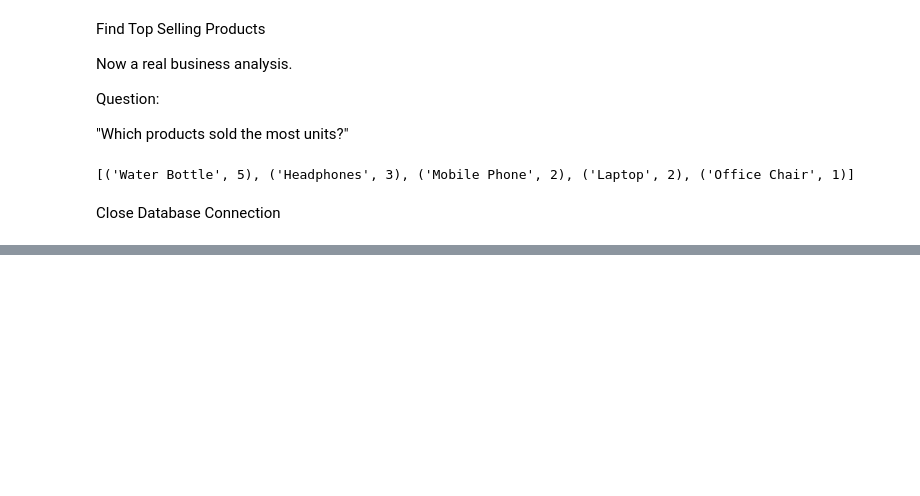
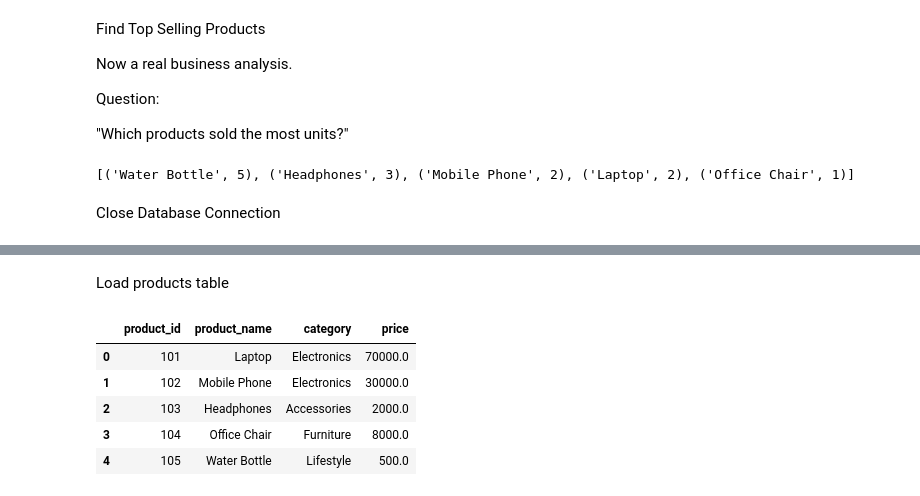
Before and after one commit to iankurbhatt/AI-Data-Analyst-Agent, a Jupyter notebook: database_setup.ipynb, the cells around one changed output, grey strips where cells are left out. Cells and saved outputs as stored; diff of their text form; code cells hidden in the pictures; blank space fills up the shorter version.

```diff
--- a/database_setup.ipynb
+++ b/database_setup.ipynb
@@ -320,0 +342,12 @@ connection.close()
+# %% [markdown]
+Load products table
+# %%
+products_df = pd.read_sql("SELECT * from products",connection)
+products_df
+# %% [output]
+|  | product_id | product_name | category | price |
+| 0 | 101 | Laptop | Electronics | 70000.0 |
+| 1 | 102 | Mobile Phone | Electronics | 30000.0 |
+| 2 | 103 | Headphones | Accessories | 2000.0 |
+| 3 | 104 | Office Chair | Furniture | 8000.0 |
+| 4 | 105 | Water Bottle | Lifestyle | 500.0 |
```
Also changed, not shown: parts of 20 cells of this notebook.
